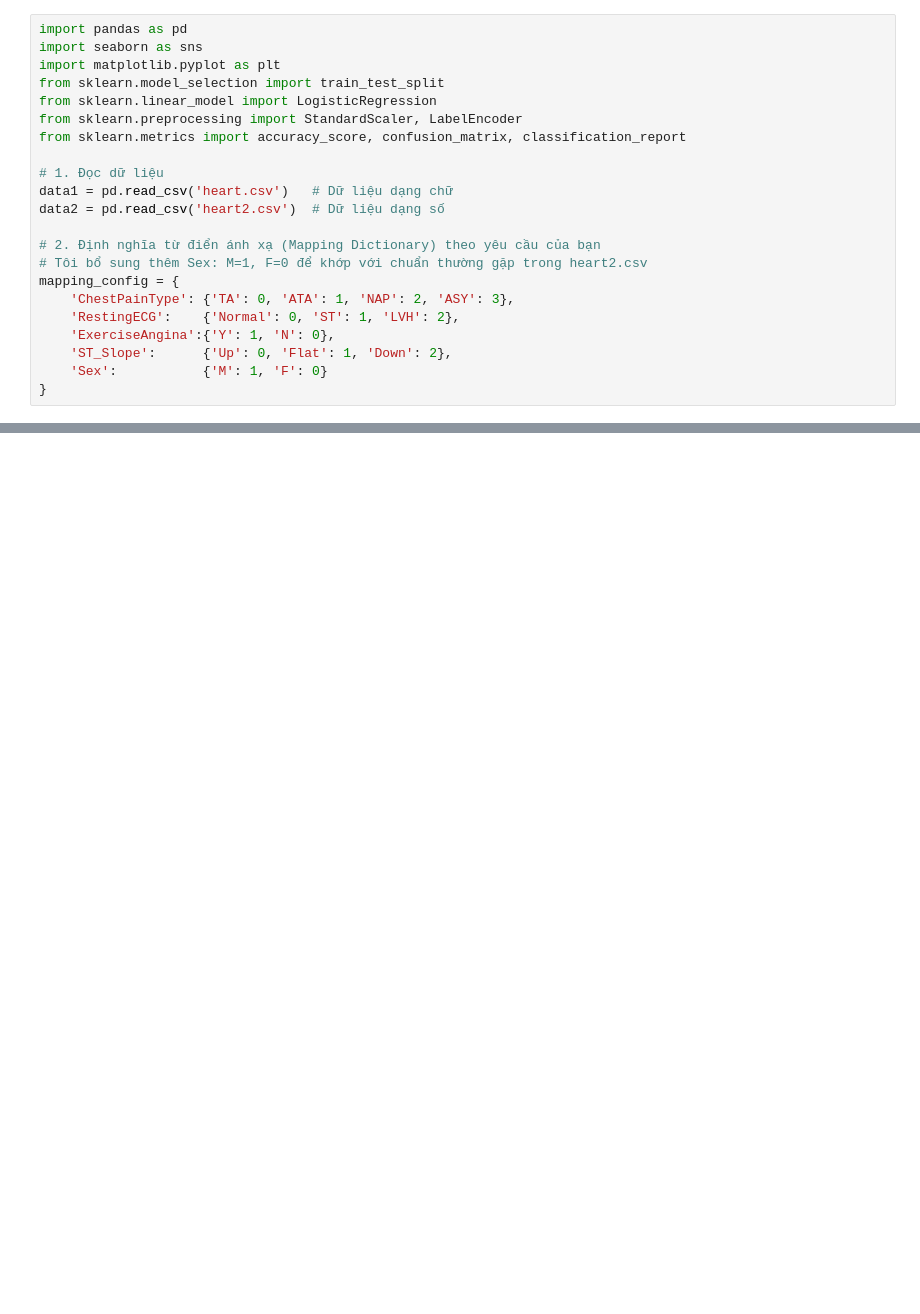
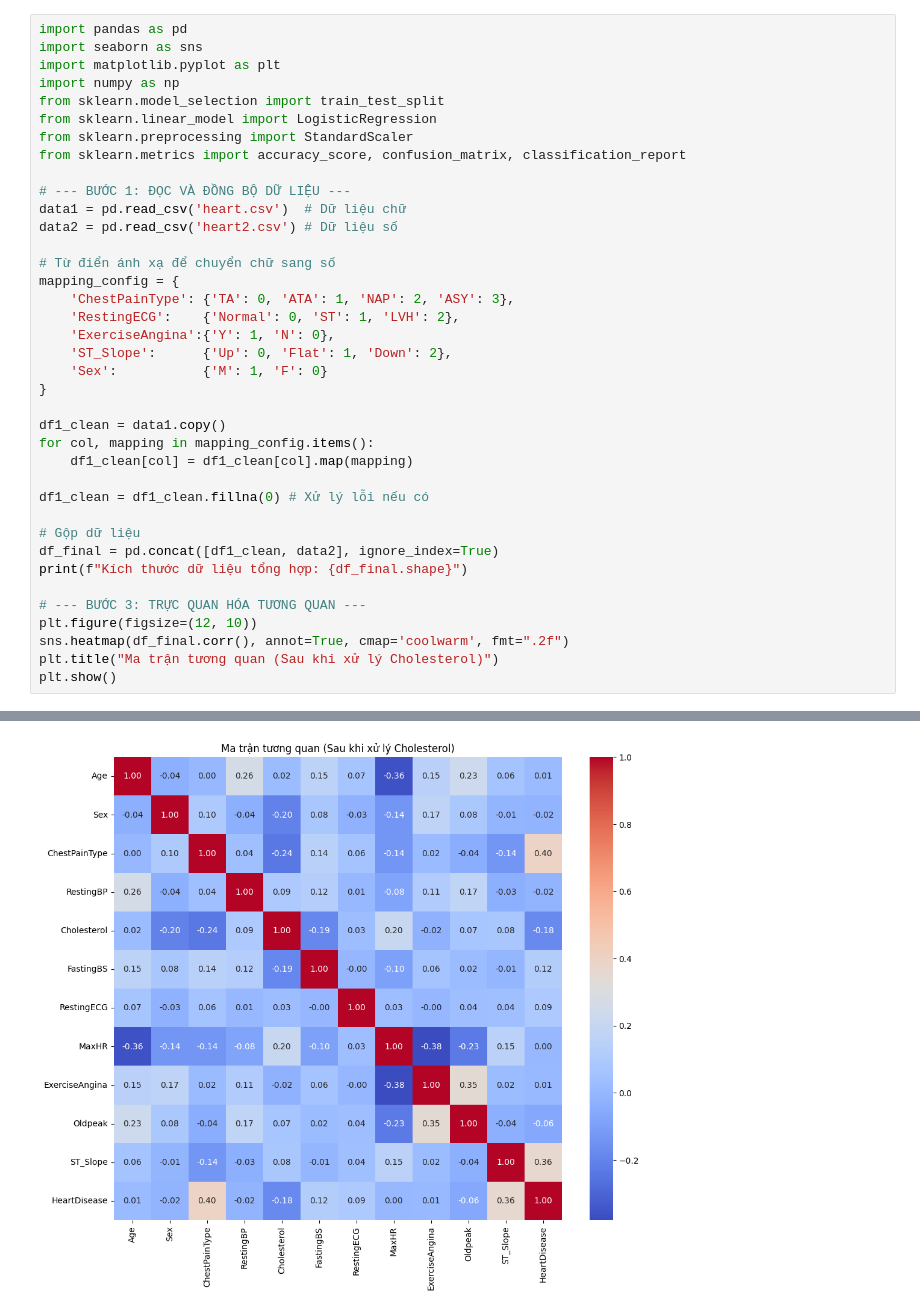
Before and after one commit to MaiKhoa0101/MLProject, a Jupyter notebook: main.ipynb, the cells around one changed output, grey strips where cells are left out. Drawn from its saved outputs; the diff is of its cells as text; blank space fills up the shorter version.

```diff
--- a/main.ipynb
+++ b/main.ipynb
@@ -2,17 +2,17 @@
 import pandas as pd
 import seaborn as sns
 import matplotlib.pyplot as plt
+import numpy as np
 from sklearn.model_selection import train_test_split
 from sklearn.linear_model import LogisticRegression
-from sklearn.preprocessing import StandardScaler, LabelEncoder
+from sklearn.preprocessing import StandardScaler
 from sklearn.metrics import accuracy_score, confusion_matrix, classification_report
 
-# 1. Đọc dữ liệu
-data1 = pd.read_csv('heart.csv')   # Dữ liệu dạng chữ
-data2 = pd.read_csv('heart2.csv')  # Dữ liệu dạng số
+# --- BƯỚC 1: ĐỌC VÀ ĐỒNG BỘ DỮ LIỆU ---
+data1 = pd.read_csv('heart.csv')  # Dữ liệu chữ
+data2 = pd.read_csv('heart2.csv') # Dữ liệu số
 
-# 2. Định nghĩa từ điển ánh xạ (Mapping Dictionary) theo yêu cầu của bạn
-# Tôi bổ sung thêm Sex: M=1, F=0 để khớp với chuẩn thường gặp trong heart2.csv
+# Từ điển ánh xạ để chuyển chữ sang số
 mapping_config = {
     'ChestPainType': {'TA': 0, 'ATA': 1, 'NAP': 2, 'ASY': 3},
     'RestingECG':    {'Normal': 0, 'ST': 1, 'LVH': 2},
@@ -20,3 +20,20 @@ mapping_config = {
     'ST_Slope':      {'Up': 0, 'Flat': 1, 'Down': 2},
     'Sex':           {'M': 1, 'F': 0}
 }
+
+df1_clean = data1.copy()
+for col, mapping in mapping_config.items():
+    df1_clean[col] = df1_clean[col].map(mapping)
+
+df1_clean = df1_clean.fillna(0) # Xử lý lỗi nếu có
+
+# Gộp dữ liệu
+df_final = pd.concat([df1_clean, data2], ignore_index=True)
+print(f"Kích thước dữ liệu tổng hợp: {df_final.shape}")
+
+# --- BƯỚC 3: TRỰC QUAN HÓA TƯƠNG QUAN ---
+plt.figure(figsize=(12, 10))
+sns.heatmap(df_final.corr(), annot=True, cmap='coolwarm', fmt=".2f")
+plt.title("Ma trận tương quan (Sau khi xử lý Cholesterol)")
+plt.show()
+# %% [output]
@@ -23 +41,2 @@ mapping_config = {
+[figure, added]
 # %%
```
Also changed, not shown: parts of 6 cells of this notebook.
